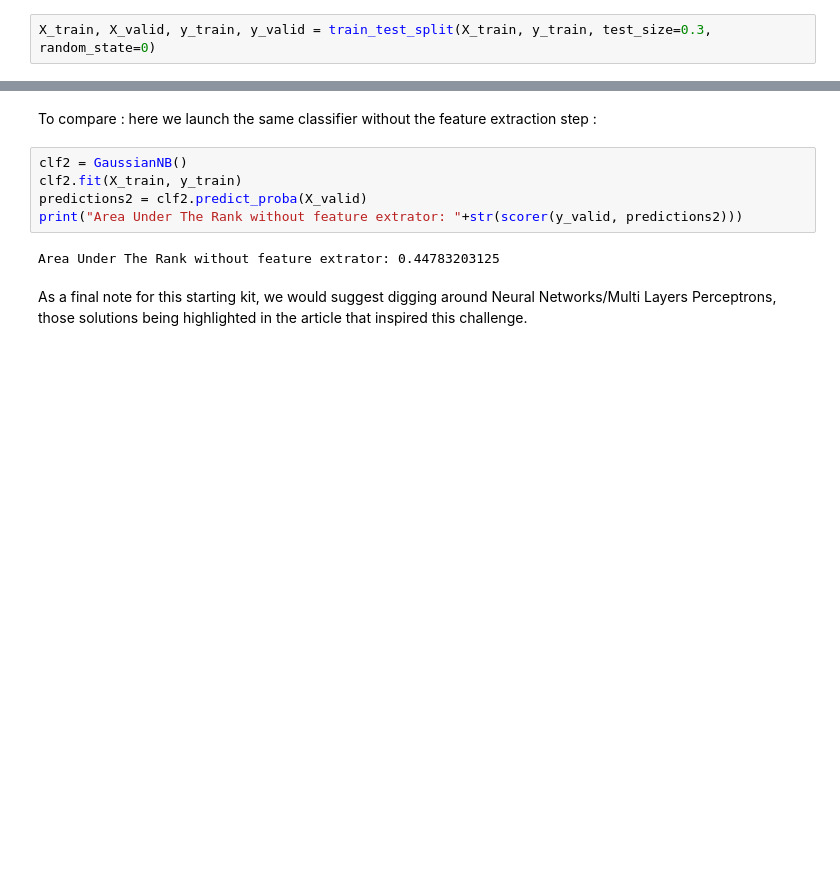
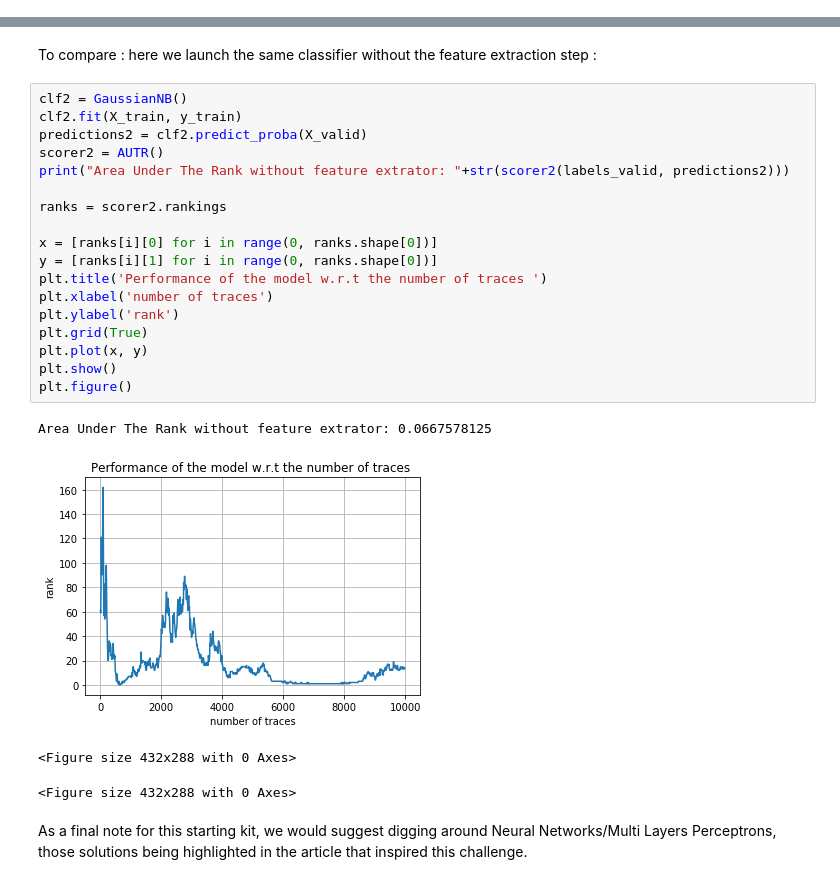
Before and after one commit to luvf/Side_channel_challenge, a Jupyter notebook: sca_starting_kit.ipynb, the cells around one changed output, grey strips where cells are left out. Drawn from its saved outputs; the diff is of its cells as text; blank space fills up the shorter version.

```diff
--- a/sca_starting_kit.ipynb
+++ b/sca_starting_kit.ipynb
@@ -410,8 +394,6 @@ from sklearn.pipeline import make_pipeline
 from problem import AUTR
 # %% [markdown]
 We split the data into a training and a validation set, train the model, and test it :
-# %%
-X_train, X_valid, y_train, y_valid = train_test_split(X_train, y_train, test_size=0.3, random_state=0)
 # %%
 model = make_pipeline(FeatureExtractor(), Classifier())
 # %%
@@ -450,12 +427,28 @@ plt.figure()
 # %% [markdown]
 To compare : here we launch the same classifier without the feature extraction step :
-# %%
-clf2 = GaussianNB()
-clf2.fit(X_train, y_train)
-predictions2 = clf2.predict_proba(X_valid)
-print("Area Under The Rank without feature extrator: "+str(scorer(y_valid, predictions2)))
-# %% [output]
-Area Under The Rank without feature extrator: 0.44783203125
+# %%
+clf2 = GaussianNB()
+clf2.fit(X_train, y_train)
+predictions2 = clf2.predict_proba(X_valid)
+scorer2 = AUTR()
+print("Area Under The Rank without feature extrator: "+str(scorer2(labels_valid, predictions2)))
+
+ranks = scorer2.rankings
+
+x = [ranks[i][0] for i in range(0, ranks.shape[0])]
+y = [ranks[i][1] for i in range(0, ranks.shape[0])]
+plt.title('Performance of the model w.r.t the number of traces ')
+plt.xlabel('number of traces')
+plt.ylabel('rank')
+plt.grid(True)
+plt.plot(x, y)
+plt.show()
+plt.figure()
+# %% [output]
+Area Under The Rank without feature extrator: 0.0667578125
+[figure, added]
+<Figure size 432x288 with 0 Axes>
+<Figure size 432x288 with 0 Axes>
 # %% [markdown]
 As a final note for this starting kit, we would suggest digging around Neural Networks/Multi Layers Perceptrons, those solutions being highlighted in the article that inspired this challenge.
 # %% [markdown]
```
Also changed, not shown: parts of 18 cells of this notebook, 2 other files.
